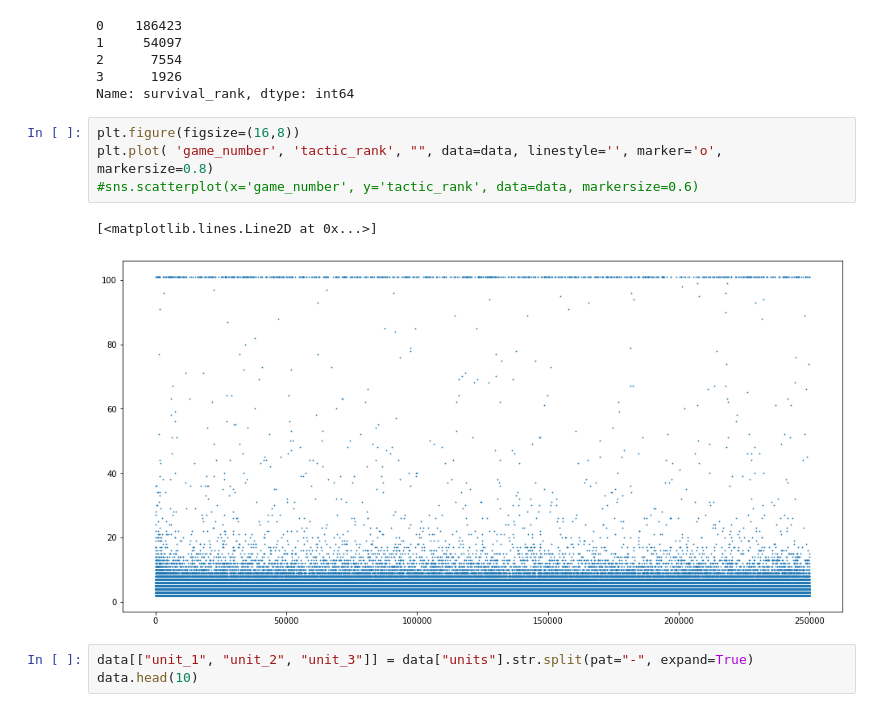
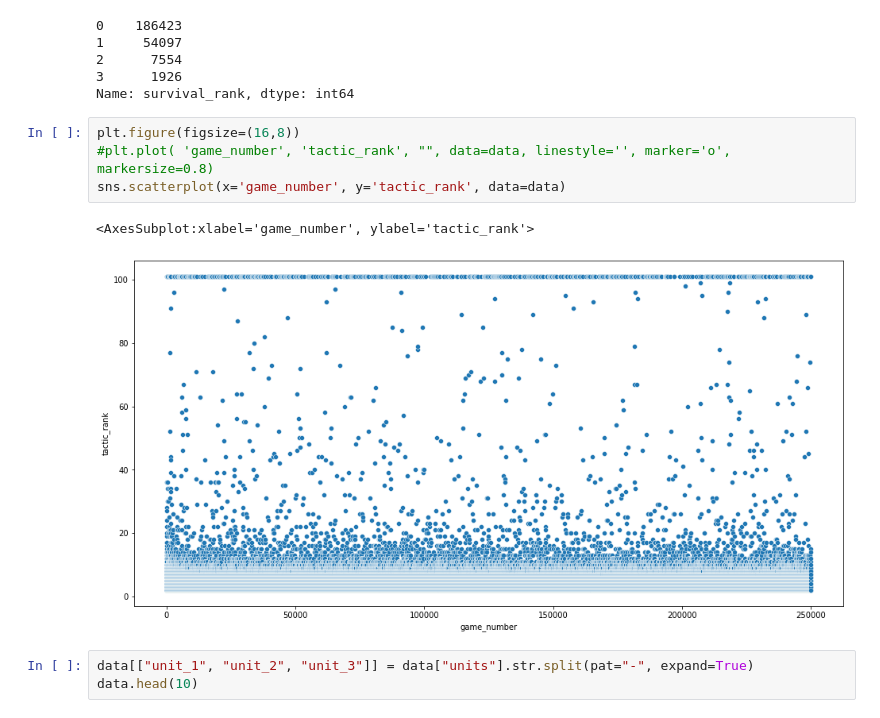
Before and after one commit to jkcarney/pyre-emblem, a Jupyter notebook: data/death_propv2_analysis.ipynb, the cells around one changed output. Cells and saved outputs as stored; diff of their text form.

```diff
--- a/data/death_propv2_analysis.ipynb
+++ b/data/death_propv2_analysis.ipynb
@@ -44,11 +44,11 @@ data['survival_rank'].value_counts()
 Name: survival_rank, dtype: int64
 # %%
 plt.figure(figsize=(16,8))
-plt.plot( 'game_number', 'tactic_rank', "", data=data, linestyle='', marker='o', markersize=0.8)
-#sns.scatterplot(x='game_number', y='tactic_rank', data=data, markersize=0.6)
+#plt.plot( 'game_number', 'tactic_rank', "", data=data, linestyle='', marker='o', markersize=0.8)
+sns.scatterplot(x='game_number', y='tactic_rank', data=data)
 # %% [output]
-[<matplotlib.lines.Line2D at 0x...>]
+<AxesSubplot:xlabel='game_number', ylabel='tactic_rank'>
-[figure, old version]
+[figure, new version]
 # %%
 data[["unit_1", "unit_2", "unit_3"]] = data["units"].str.split(pat="-", expand=True)
 data.head(10)
```
Also changed, not shown: 1 other file.
